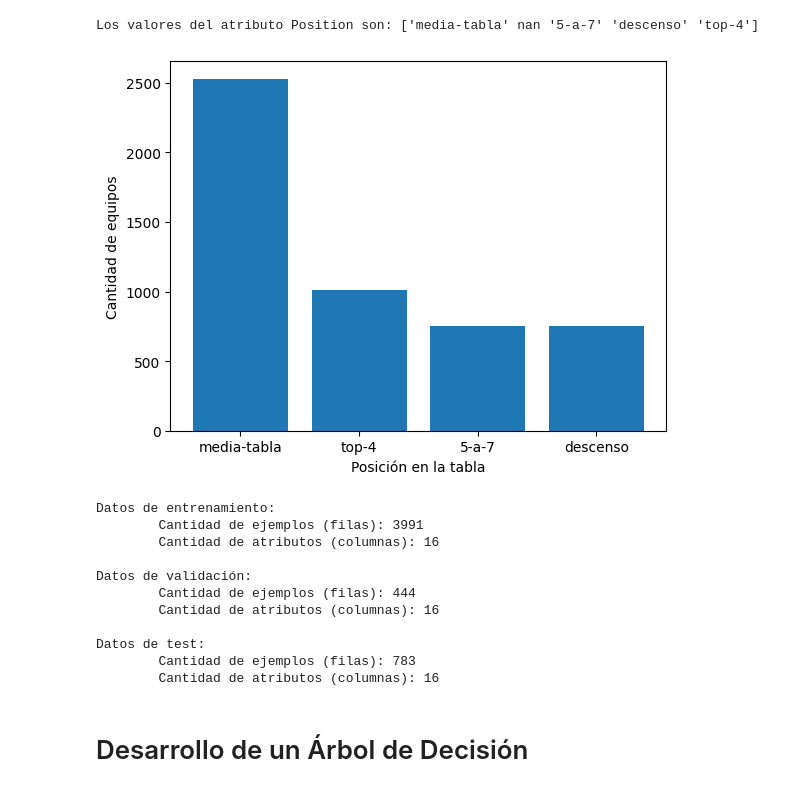
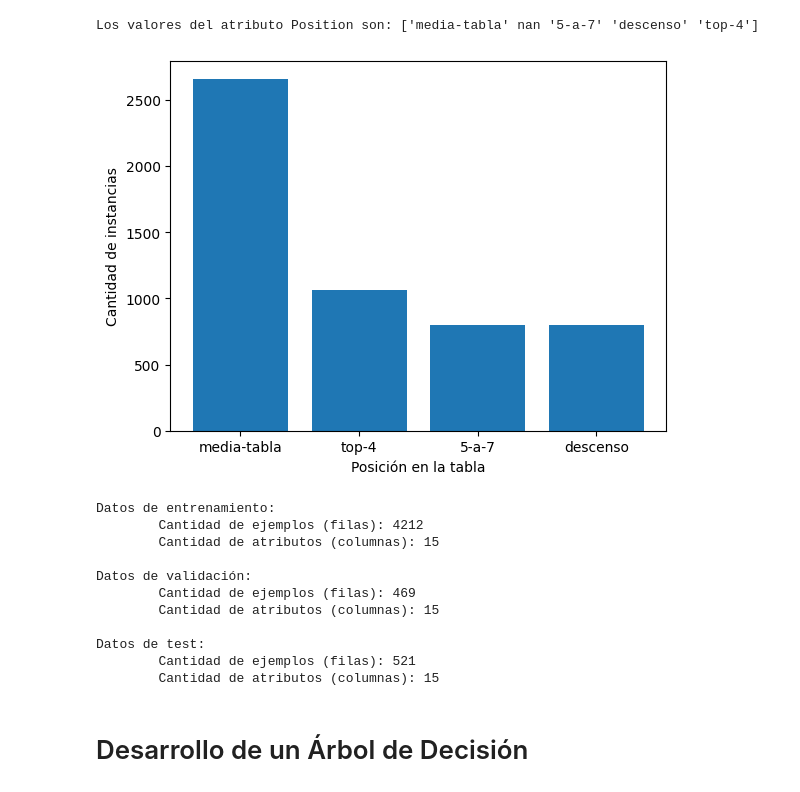
Before and after one commit to lagosmanuel/ML-ANN, a Jupyter notebook: proyecto.ipynb, the cells around one changed output. Cells and saved outputs as stored; diff of their text form; code cells hidden in the pictures.

```diff
--- a/proyecto.ipynb
+++ b/proyecto.ipynb
@@ -137,12 +149,16 @@ map_position = {
 df["Position"] = df["Position"].map(map_position).astype("Int64")
 # %% [output]
 Los valores del atributo Position son: ['media-tabla' nan '5-a-7' 'descenso' 'top-4']
+# %%
+# Reemplazo los Goles con valor 0 por None
+df["Goals"] = df["Goals"].replace(0, None)
 # %%
 # Elimino las columnas que considero que no son relevantes
 df.drop(columns=["City"], inplace=True, errors="ignore")
 df.drop(columns=["Stadium"], inplace=True, errors="ignore")
 df.drop(columns=["Stadium_capacity"], inplace=True, errors="ignore")
 df.drop(columns=["Ownership"], inplace=True, errors="ignore")
+df.drop(columns=["Offsides"], inplace=True, errors="ignore")
 # %%
 # Función para rellenar los valores faltantes de la columna 'attr' en el dataframe 'df'
 def fill_attr(df, attr):
@@ -174,19 +190,19 @@ fill_attr(df, "Dominant_team")
 # %%
 # Distribución de los ejemplos (filas del dataset) para cada clase
 map_position_inv = {v: k for k, v in map_position.items()}
 position_counts = df["Position"].map(map_position_inv).value_counts()
 
 # Crear el histograma
 plt.bar(position_counts.index, position_counts.values)
 
 # Agregar etiquetas y título
 plt.xlabel("Posición en la tabla")
-plt.ylabel("Cantidad de equipos")
+plt.ylabel("Cantidad de instancias")
 
 # Mostrar el histograma
 plt.show()
 # %% [output]
-[figure, old version]
+[figure, new version]
 # %%
 # Elimino la columna Team
 df.drop(columns=["Team"], inplace=True, errors="ignore")
@@ -201,12 +217,12 @@ Y = df["Position"].values
 X = df.drop(columns = ["Position"])
 # %%
 # Porcentajes para datos de validación y test.
-test_size = 0.15
-val_size = 0.10
+test_size = 0.1
+val_size = 0.1
 
 # La función train_test_split separa los datos (X, Y) en dos porciones
-X_train, X_test, y_train, y_test = train_test_split(X, Y, test_size = test_size, random_state = 10)
-X_train, X_val, y_train, y_val = train_test_split(X_train, y_train, test_size = val_size, random_state = 10)
+X_train, X_test, y_train, y_test = train_test_split(X, Y, test_size = test_size, random_state = 69)
+X_train, X_val, y_train, y_val = train_test_split(X_train, y_train, test_size = val_size, random_state = 69)
 
 # Nos guardamos los nombres de los atributos para más adelante
 feature_names = X_train.columns.values[:-1]
@@ -216,13 +232,13 @@ print("Datos de validación:\n\tCantidad de ejemplos (filas): {}\n\tCantidad de
 print("Datos de test:\n\tCantidad de ejemplos (filas): {}\n\tCantidad de atributos (columnas): {}".format(X_test.shape[0], X_test.shape[1]))
 # %% [output]
 Datos de entrenamiento:
-        Cantidad de ejemplos (filas): 3991
-        Cantidad de atributos (columnas): 16
+        Cantidad de ejemplos (filas): 4212
+        Cantidad de atributos (columnas): 15
 
 Datos de validación:
-        Cantidad de ejemplos (filas): 444
-        Cantidad de atributos (columnas): 16
+        Cantidad de ejemplos (filas): 469
+        Cantidad de atributos (columnas): 15
 
 Datos de test:
-        Cantidad de ejemplos (filas): 783
-        Cantidad de atributos (columnas): 16
+        Cantidad de ejemplos (filas): 521
+        Cantidad de atributos (columnas): 15
```
Also changed, not shown: parts of 28 cells of this notebook.
